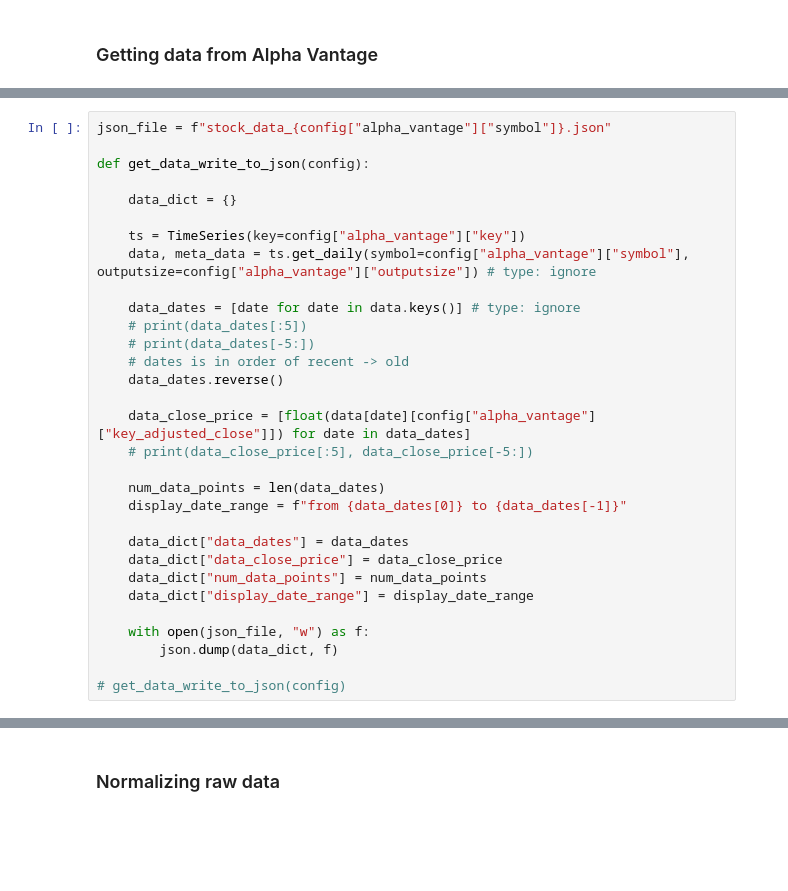
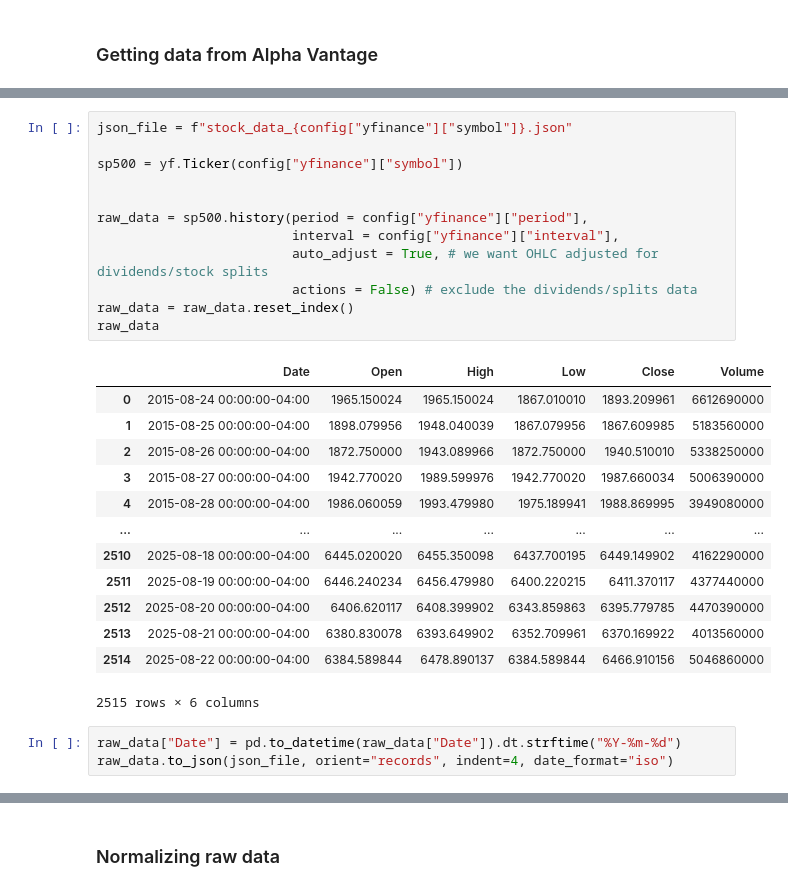
Before and after one commit to brien60/Stock-LSTM, a Jupyter notebook: lstm.ipynb, the cells around one changed output, grey strips where cells are left out. Drawn from its saved outputs; the diff is of its cells as text; blank space fills up the shorter version.

```diff
--- a/lstm.ipynb
+++ b/lstm.ipynb
@@ -58,34 +58,32 @@ config = {
     }
 }
-# %%
-json_file = f"stock_data_{config["alpha_vantage"]["symbol"]}.json"
-
-def get_data_write_to_json(config):
-
-    data_dict = {}
-
-    ts = TimeSeries(key=config["alpha_vantage"]["key"])
-    data, meta_data = ts.get_daily(symbol=config["alpha_vantage"]["symbol"], outputsize=config["alpha_vantage"]["outputsize"]) # type: ignore
-
-    data_dates = [date for date in data.keys()] # type: ignore
-    # print(data_dates[:5])
-    # print(data_dates[-5:])
-    # dates is in order of recent -> old
-    data_dates.reverse()
-
-    data_close_price = [float(data[date][config["alpha_vantage"]["key_adjusted_close"]]) for date in data_dates]
-    # print(data_close_price[:5], data_close_price[-5:])
-
-    num_data_points = len(data_dates)
-    display_date_range = f"from {data_dates[0]} to {data_dates[-1]}"
-
-    data_dict["data_dates"] = data_dates
-    data_dict["data_close_price"] = data_close_price
-    data_dict["num_data_points"] = num_data_points
-    data_dict["display_date_range"] = display_date_range
-
-    with open(json_file, "w") as f:
-        json.dump(data_dict, f)
-
-# get_data_write_to_json(config)
+# %%
+json_file = f"stock_data_{config["yfinance"]["symbol"]}.json"
+
+sp500 = yf.Ticker(config["yfinance"]["symbol"])
+
+
+raw_data = sp500.history(period = config["yfinance"]["period"],
+                         interval = config["yfinance"]["interval"],
+                         auto_adjust = True, # we want OHLC adjusted for dividends/stock splits
+                         actions = False) # exclude the dividends/splits data
+raw_data = raw_data.reset_index()
+raw_data
+# %% [output]
+|  | Date | Open | High | Low | Close | Volume |
+| 0 | 2015-08-24 00:00:00-04:00 | 1965.150024 | 1965.150024 | 1867.010010 | 1893.209961 | 6612690000 |
+| 1 | 2015-08-25 00:00:00-04:00 | 1898.079956 | 1948.040039 | 1867.079956 | 1867.609985 | 5183560000 |
+| 2 | 2015-08-26 00:00:00-04:00 | 1872.750000 | 1943.089966 | 1872.750000 | 1940.510010 | 5338250000 |
+| 3 | 2015-08-27 00:00:00-04:00 | 1942.770020 | 1989.599976 | 1942.770020 | 1987.660034 | 5006390000 |
+| 4 | 2015-08-28 00:00:00-04:00 | 1986.060059 | 1993.479980 | 1975.189941 | 1988.869995 | 3949080000 |
+| ... | ... | ... | ... | ... | ... | ... |
+| 2510 | 2025-08-18 00:00:00-04:00 | 6445.020020 | 6455.350098 | 6437.700195 | 6449.149902 | 4162290000 |
+| 2511 | 2025-08-19 00:00:00-04:00 | 6446.240234 | 6456.479980 | 6400.220215 | 6411.370117 | 4377440000 |
+| 2512 | 2025-08-20 00:00:00-04:00 | 6406.620117 | 6408.399902 | 6343.859863 | 6395.779785 | 4470390000 |
+| 2513 | 2025-08-21 00:00:00-04:00 | 6380.830078 | 6393.649902 | 6352.709961 | 6370.169922 | 4013560000 |
+| 2514 | 2025-08-22 00:00:00-04:00 | 6384.589844 | 6478.890137 | 6384.589844 | 6466.910156 | 5046860000 |
+2515 rows × 6 columns
+# %%
+raw_data["Date"] = pd.to_datetime(raw_data["Date"]).dt.strftime("%Y-%m-%d")
+raw_data.to_json(json_file, orient="records", indent=4, date_format="iso")
 # %%
```
Also changed, not shown: parts of 12 cells of this notebook.
